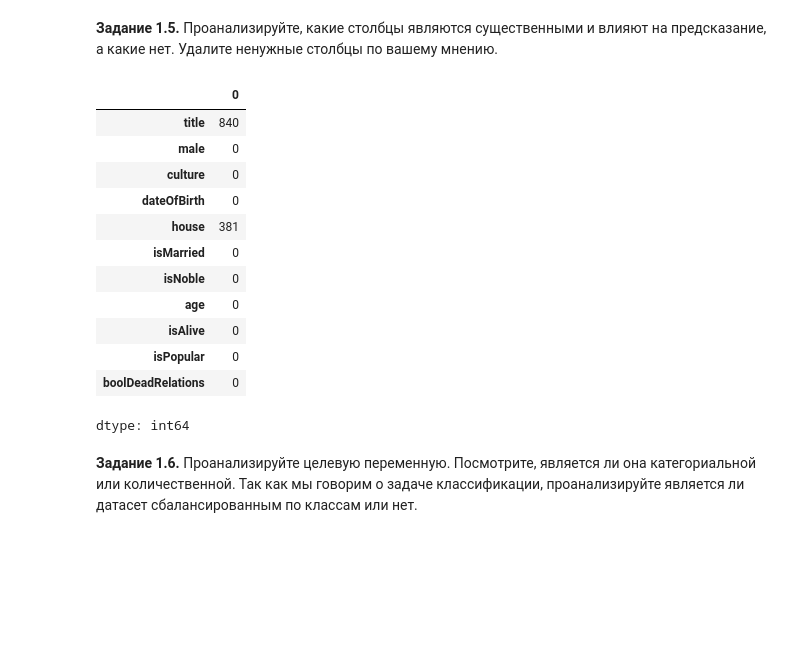
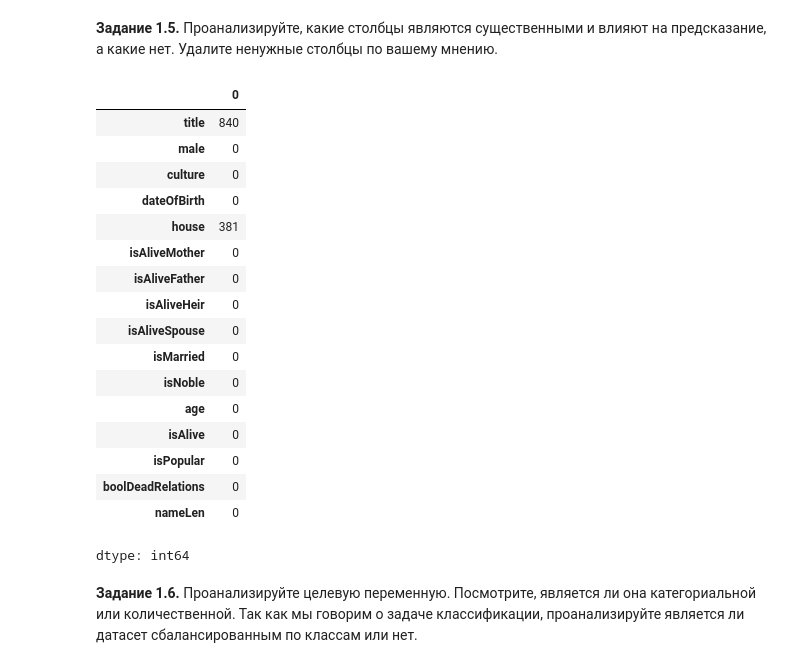
Before and after one commit to RedkinDenis/DeepLearning, a Jupyter notebook: week_01_ml_intro/Homework/hw_1_game_of_thrones.ipynb, the cells around one changed output. Drawn from its saved outputs; the diff is of its cells as text; code cells hidden in the pictures; blank space fills up the shorter version.

```diff
--- a/week_01_ml_intro/Homework/hw_1_game_of_thrones.ipynb
+++ b/week_01_ml_intro/Homework/hw_1_game_of_thrones.ipynb
@@ -197,26 +219,31 @@ culture_processing(data_test)
 **Задание 1.5.** Проанализируйте, какие столбцы являются существенными и влияют на предсказание, а какие нет. Удалите ненужные столбцы по вашему мнению.
 # %%
 def drop_features(data):
-  data.drop(columns=['name', 'mother', 'father', 'heir', 'spouse', 'popularity',
+  data.drop(columns=['mother', 'father', 'heir', 'spouse',
                     'book1', 'book2', 'book3', 'book4', 'book5'], inplace = True)
-  data.drop(columns=['isAliveMother', 'isAliveFather', 'isAliveHeir', 'isAliveSpouse'], inplace=True)
+  # data.drop(columns=['isAliveMother', 'isAliveFather', 'isAliveHeir', 'isAliveSpouse'], inplace=True)
 
 drop_features(data)
 drop_features(data_test)
 data.isna().sum()
 # %% [output]
 |  | 0 |
 | title | 840 |
 | male | 0 |
 | culture | 0 |
 | dateOfBirth | 0 |
 | house | 381 |
+| isAliveMother | 0 |
+| isAliveFather | 0 |
+| isAliveHeir | 0 |
+| isAliveSpouse | 0 |
 | isMarried | 0 |
 | isNoble | 0 |
 | age | 0 |
 | isAlive | 0 |
 | isPopular | 0 |
 | boolDeadRelations | 0 |
+| nameLen | 0 |
 dtype: int64
 # %% [markdown]
 **Задание 1.6.** Проанализируйте целевую переменную. Посмотрите, является ли она категориальной или количественной. Так как мы говорим о задаче классификации, проанализируйте является ли датасет сбалансированным по классам или нет.
```
Also changed, not shown: parts of 17 cells of this notebook.
